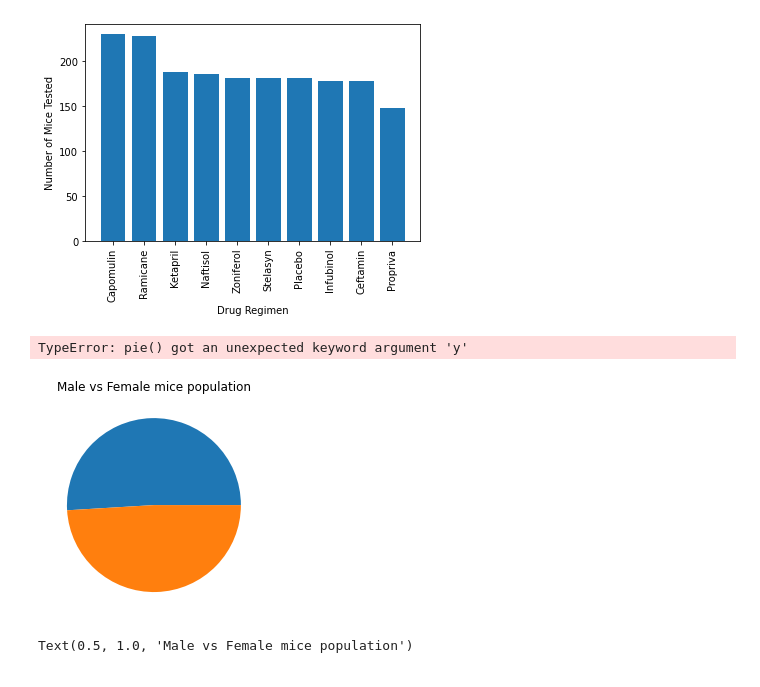
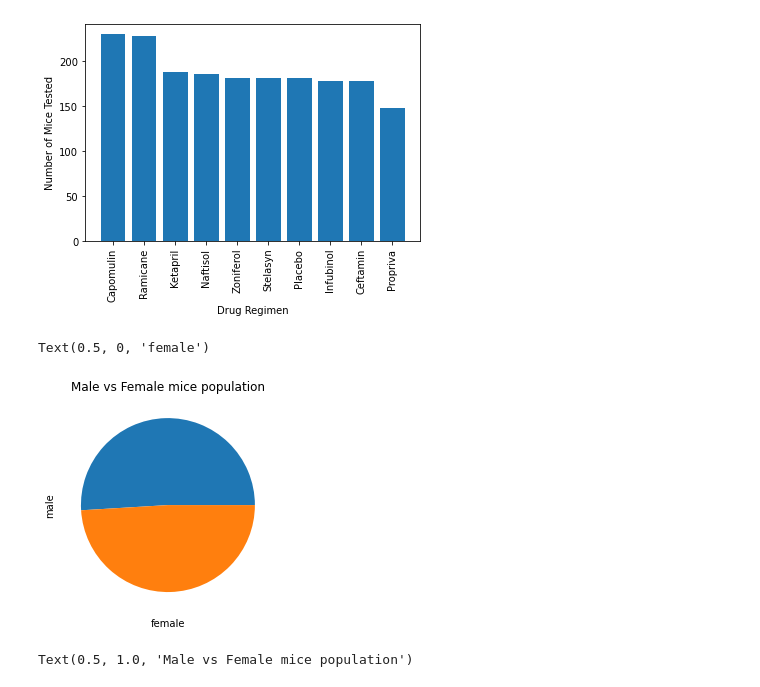
Before and after one commit to LibertyHeise/Pharma-Regimen-Analysis_matplotlib, a Jupyter notebook: pymaceuticalsLH.ipynb, the cells around one changed output. Cells and saved outputs as stored; diff of their text form; code cells hidden in the pictures.

```diff
--- a/pymaceuticalsLH.ipynb
+++ b/pymaceuticalsLH.ipynb
@@ -194,13 +194,14 @@ plt.show()
 # %%
 # Generate a pie plot showing the distribution of female versus male mice using Pandas
 
 pie_counts = clean_df["Sex"].value_counts()
 plt.pie(pie_counts)
 plt.title("Male vs Female mice population")
-plt.pie(y="male", x= "female")
+plt.ylabel("male")
+plt.xlabel("female")
 # %% [output]
-TypeError: pie() got an unexpected keyword argument 'y'
+Text(0.5, 0, 'female')
-[figure, old version]
+[figure, new version]
 # %%
 # Generate a pie plot showing the distribution of female versus male mice using pyplot
 
```
